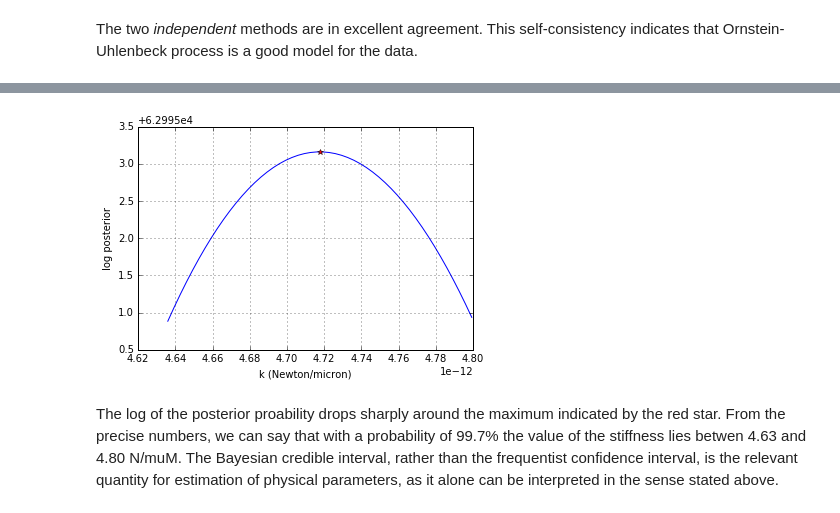
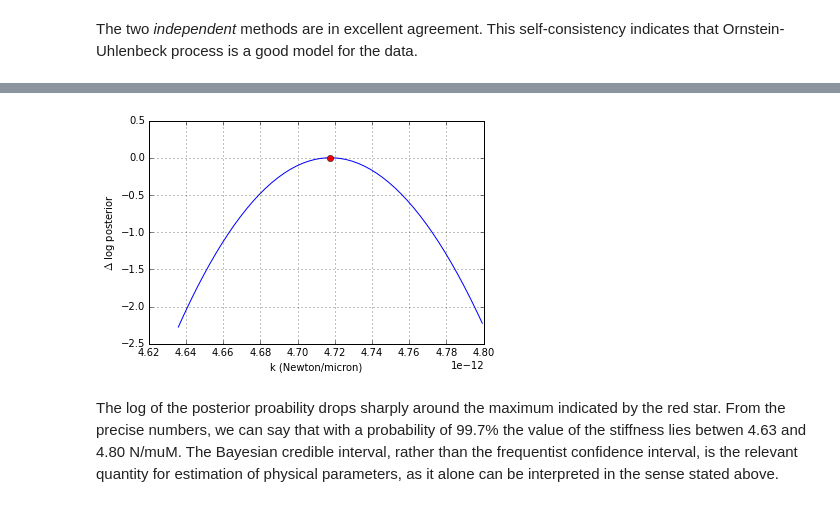
Before and after one commit to ronojoy/pybisp, a Jupyter notebook: notebooks/sandbox/test.ipynb, the cells around one changed output, grey strips where cells are left out. Cells and saved outputs as stored; diff of their text form; code cells hidden in the pictures.

Commit message:
update to credible region of bivariate plot

```diff
--- a/notebooks/sandbox/test.ipynb
+++ b/notebooks/sandbox/test.ipynb
@@ -88,9 +93,9 @@ eqp.plotLogProb(5)
 # %%
 # plot logposterior physical units around the '3 sigma' interval
 kk = np.linspace(K - 3.0*dK, K + 3.0*dK)
-plt.plot(kk*(k_B*T), eqp.logProb(kk), K*(k_B*T), eqp.logProb(K), 'r*');
-plt.grid(), plt.xlabel('k (Newton/micron)'), plt.ylabel('log posterior');
+plt.plot(kk*(k_B*T), eqp.logProb(kk) - eqp.logProb(K) + 0.001, K*(k_B*T), 0, 'ro');
+plt.grid(), plt.xlabel('k (Newton/micron)'), plt.ylabel('$\Delta$ log posterior');
 # %% [output]
-[figure, old version]
+[figure, new version]
 # %% [markdown]
 The log of the posterior proability drops sharply around the maximum indicated by the red star. From the precise numbers, we can say that with a probability of 99.7% the value of the stiffness lies betwen 4.63 and 4.80 N/muM. The Bayesian credible interval, rather than the frequentist confidence interval,  is the relevant quantity for estimation of physical parameters, as it alone can be interpreted in the sense stated above.
```
Also changed, not shown: parts of 11 cells of this notebook, 2 other files.
